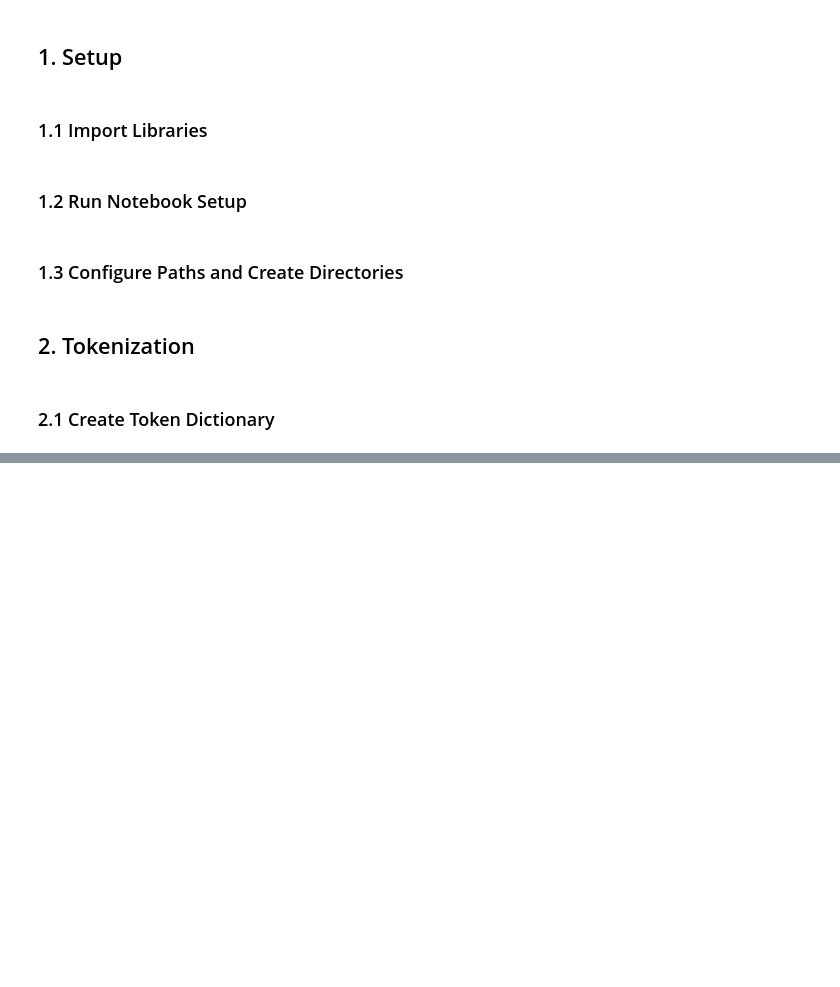
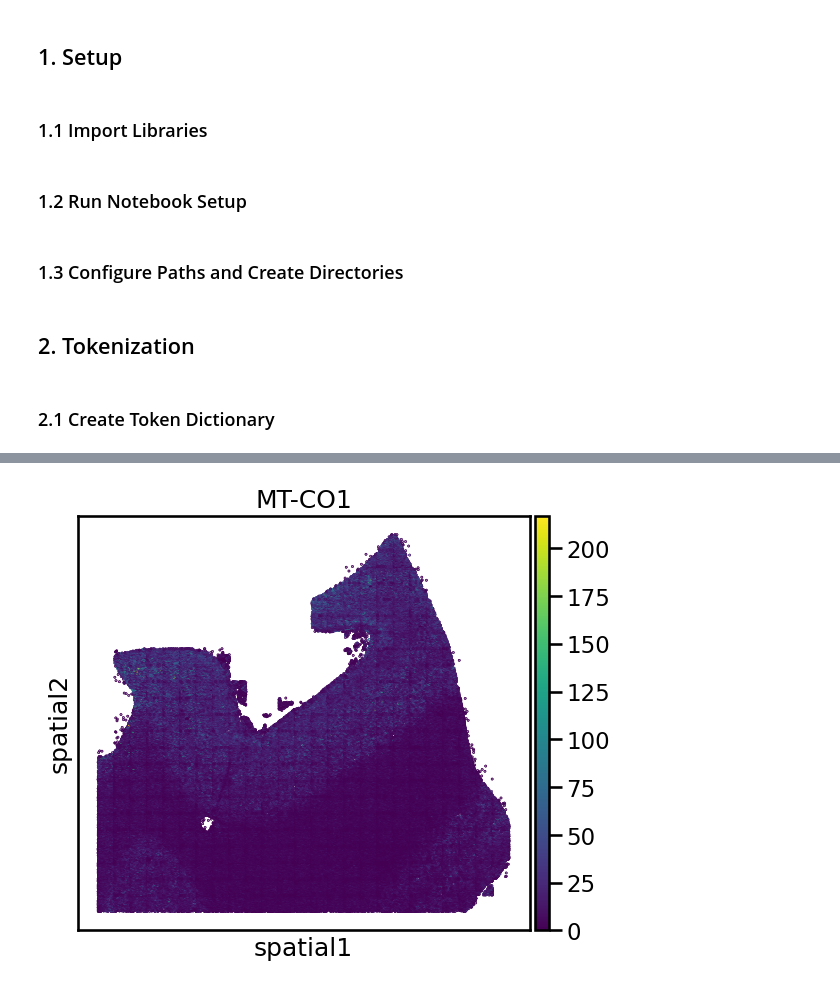
Before and after one commit to Lotfollahi-lab/terra-reproducibility, a Jupyter notebook: notebooks/tokenization.ipynb, the cells around one changed output, grey strips where cells are left out. Cells and saved outputs as stored; diff of their text form; code cells hidden in the pictures; blank space fills up the shorter version.

Commit message:
Start rework on tokenization evaluation

```diff
--- a/notebooks/tokenization.ipynb
+++ b/notebooks/tokenization.ipynb
@@ -125,0 +211,25 @@ dataset = load_from_disk(tokenized_data_folder_path)
+# %%
+# Sum up ranks for each cell gene token
+cell_gene_token_rank_sums = {}
+
+for i, row in enumerate(adata.obsm["cell_gene_token_ranking"]):
+    for rank, token in enumerate(row):
+        if token in cell_gene_token_rank_sums:
+            cell_gene_token_rank_sums[token] += (1024 - rank)
+        else:
+            cell_gene_token_rank_sums[token] = (1024 - rank)
+
+# Replace gene token by gene ensembl id
+cell_gene_rank_sums = {}
+
+for key, value in token_dict.items():
+    if value in cell_gene_token_rank_sums:
+        cell_gene_rank_sums[key.replace("_cell", "")] = cell_gene_token_rank_sums[value]
+
+cell_gene_rank_file = f"../datasets/temp/{dataset_name}/cell_gene_rank_sums.pkl"
+
+with open(cell_gene_rank_file, "wb") as file:
+    pickle.dump(cell_gene_rank_sums, file)
+# %%
+adata.var["neigborhood_gene_rank_sums"] = adata.var["ensembl_id"].map(neighborhood_gene_rank_sums)
+adata.var["cell_gene_rank_sums"] = adata.var["ensembl_id"].map(cell_gene_rank_sums)
@@ -125,0 +238,6 @@ dataset = load_from_disk(tokenized_data_folder_path)
+# %%
+#del(adata.var["I"])
+adata.var = adata.var.join(adata.uns["moranI"][["I"]], how="left")
+# %%
+adata.var["neigborhood_gene_rank_sums"] = adata.var["neigborhood_gene_rank_sums"].fillna(0)
+adata.var["cell_gene_rank_sums"] = adata.var["cell_gene_rank_sums"].fillna(0)
@@ -125,0 +300,3 @@ dataset = load_from_disk(tokenized_data_folder_path)
+# %%
+sq.pl.spatial_scatter(adata, color="MT-CO1", shape=None)
+# %% [output]
@@ -125,0 +304 @@ dataset = load_from_disk(tokenized_data_folder_path)
+[figure, added]
```
Also changed, not shown: parts of 65 cells of this notebook, 2 other files.
